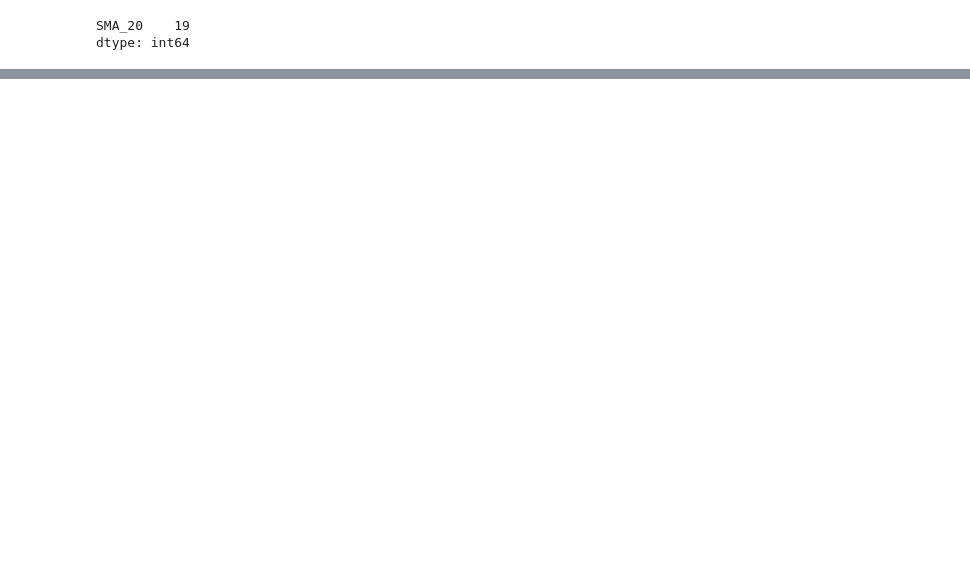
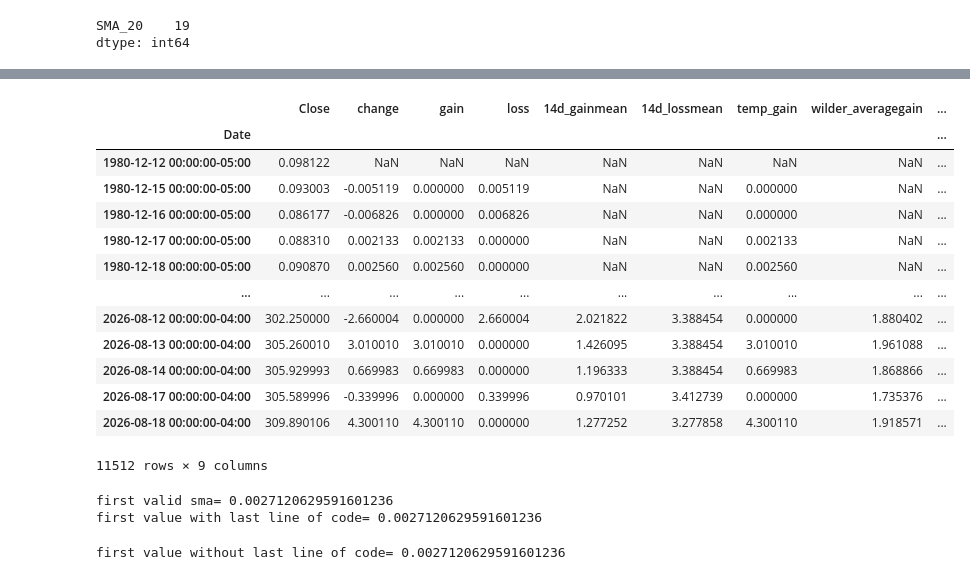
Before and after one commit to v-armaan/stock-screener, a Jupyter notebook: notebooks/04_calculations.ipynb, the cells around one changed output, grey strips where cells are left out. Saved outputs shown, nothing was run; the diff lists cells and outputs as text; code cells hidden in the pictures; blank space fills up the shorter version.

```diff
--- a/notebooks/04_calculations.ipynb
+++ b/notebooks/04_calculations.ipynb
@@ -344,0 +368,3 @@ first_valid = rsi["14d_gainmean"].first_valid_index()
+# %%
+rsi.loc[rsi["14d_gainmean"].first_valid_index(),"wilder_averagegain"]=rsi.loc[rsi["14d_gainmean"].first_valid_index(),"14d_gainmean"]
+rsi.loc[rsi["14d_lossmean"].first_valid_index(),"wilder_averagegain"]=rsi.loc[rsi["14d_lossmean"].first_valid_index(),"14d_lossmean"]
@@ -344,0 +485,3 @@ first_valid = rsi["14d_gainmean"].first_valid_index()
+# %%
+rsi["wilder_averagegain"]=np.nan
+rsi["wilder_averageloss"]=np.nan
@@ -344,0 +505,6 @@ first_valid = rsi["14d_gainmean"].first_valid_index()
+# %%
+rsi.insert(6,"temp_gain",rsi["gain"].copy())
+# %%
+rsi["temp_gain"]=rsi["gain"].copy()
+rsi.loc[first_valid,"temp_gain"]=rsi.loc[first_valid,"14d_gainmean"]
+rsi.loc[first_valid:,"wilder_averagegain"]=rsi.loc[first_valid:,"temp_gain"].ewm(alpha=1/14,adjust=False).mean()
@@ -344,0 +528,27 @@ first_valid = rsi["14d_gainmean"].first_valid_index()
+# %%
+rsi
+# %% [output]
+|  | Close | change | gain | loss | 14d_gainmean | 14d_lossmean | temp_gain | wilder_averagegain | ... |
+| Date |  |  |  |  |  |  |  |  | ... |
+| 1980-12-12 00:00:00-05:00 | 0.098122 | NaN | NaN | NaN | NaN | NaN | NaN | NaN | ... |
+| 1980-12-15 00:00:00-05:00 | 0.093003 | -0.005119 | 0.000000 | 0.005119 | NaN | NaN | 0.000000 | NaN | ... |
+| 1980-12-16 00:00:00-05:00 | 0.086177 | -0.006826 | 0.000000 | 0.006826 | NaN | NaN | 0.000000 | NaN | ... |
+| 1980-12-17 00:00:00-05:00 | 0.088310 | 0.002133 | 0.002133 | 0.000000 | NaN | NaN | 0.002133 | NaN | ... |
+| 1980-12-18 00:00:00-05:00 | 0.090870 | 0.002560 | 0.002560 | 0.000000 | NaN | NaN | 0.002560 | NaN | ... |
+| ... | ... | ... | ... | ... | ... | ... | ... | ... | ... |
+| 2026-08-12 00:00:00-04:00 | 302.250000 | -2.660004 | 0.000000 | 2.660004 | 2.021822 | 3.388454 | 0.000000 | 1.880402 | ... |
+| 2026-08-13 00:00:00-04:00 | 305.260010 | 3.010010 | 3.010010 | 0.000000 | 1.426095 | 3.388454 | 3.010010 | 1.961088 | ... |
+| 2026-08-14 00:00:00-04:00 | 305.929993 | 0.669983 | 0.669983 | 0.000000 | 1.196333 | 3.388454 | 0.669983 | 1.868866 | ... |
+| 2026-08-17 00:00:00-04:00 | 305.589996 | -0.339996 | 0.000000 | 0.339996 | 0.970101 | 3.412739 | 0.000000 | 1.735376 | ... |
+| 2026-08-18 00:00:00-04:00 | 309.890106 | 4.300110 | 4.300110 | 0.000000 | 1.277252 | 3.277858 | 4.300110 | 1.918571 | ... |
+11512 rows × 9 columns
+# %%
+print("first valid sma=",rsi.loc[first_valid,"14d_gainmean"])
+print("first value with last line of code=",rsi.loc[first_valid,"wilder_averagegain"])
+# %% [output]
+first valid sma= 0.0027120629591601236
+first value with last line of code= 0.0027120629591601236
+# %%
+print("first value without last line of code=",rsi.loc[first_valid,"wilder_averagegain"])
+# %% [output]
+first value without last line of code= 0.0027120629591601236
```
Also changed, not shown: parts of 55 cells of this notebook, 13 other files.
